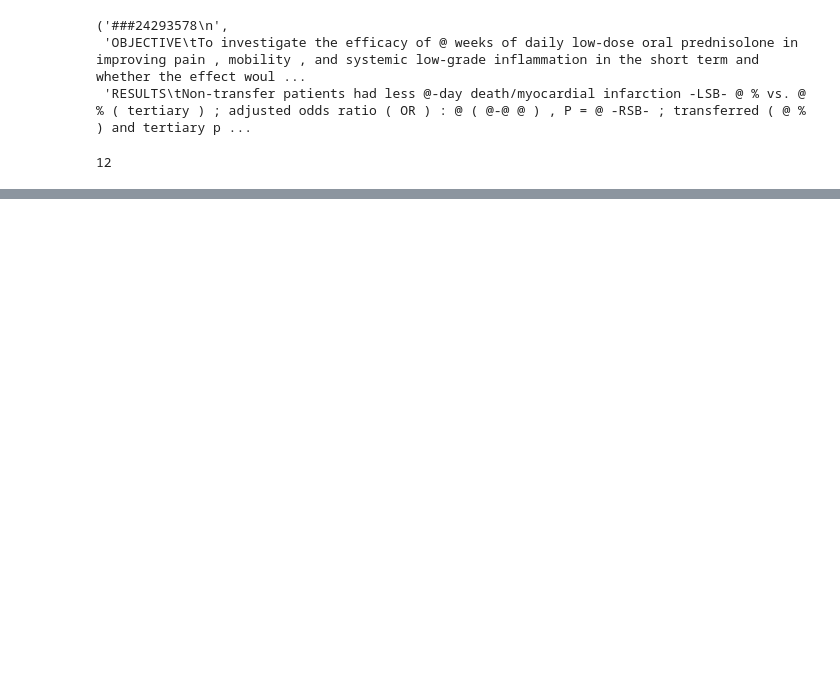
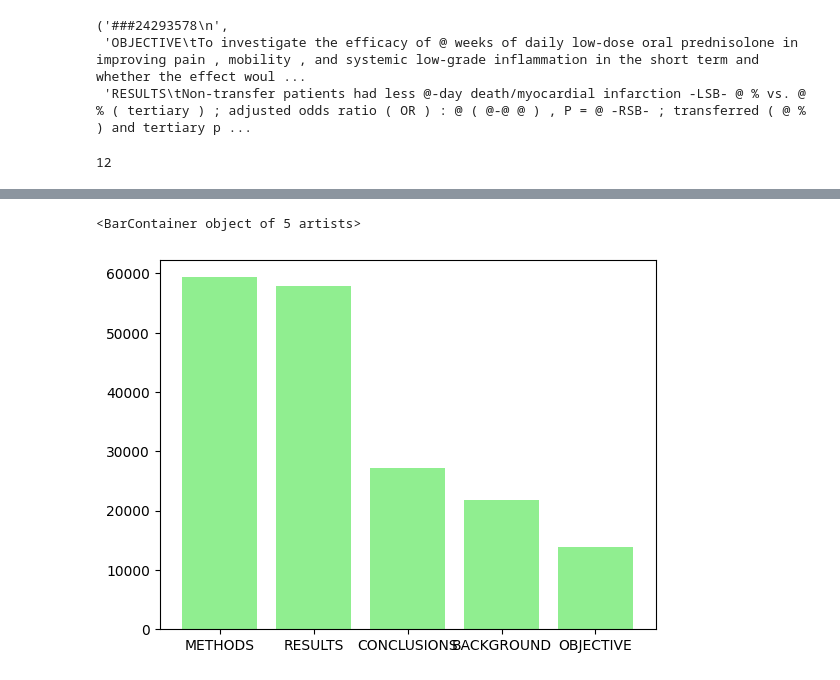
Before and after one commit to mogesTesema/Machine-Learning-Mastery-With-TensorFlow, a Jupyter notebook: NLP/SkimLit milestone project.ipynb, the cells around one changed output, grey strips where cells are left out. Cells and saved outputs as stored; diff of their text form; code cells hidden in the pictures; blank space fills up the shorter version.

```diff
--- a/NLP/SkimLit milestone project.ipynb
+++ b/NLP/SkimLit milestone project.ipynb
@@ -106,0 +183,6 @@ def preprocess_text_with_line_numbers(filename):
+# %%
+target_values = train_data_df.target.value_counts()
+plt.bar(target_values.index,target_values.values,color="lightgreen")
+# %% [output]
+<BarContainer object of 5 artists>
+[figure, added]
```
Also changed, not shown: parts of 10 cells of this notebook.
